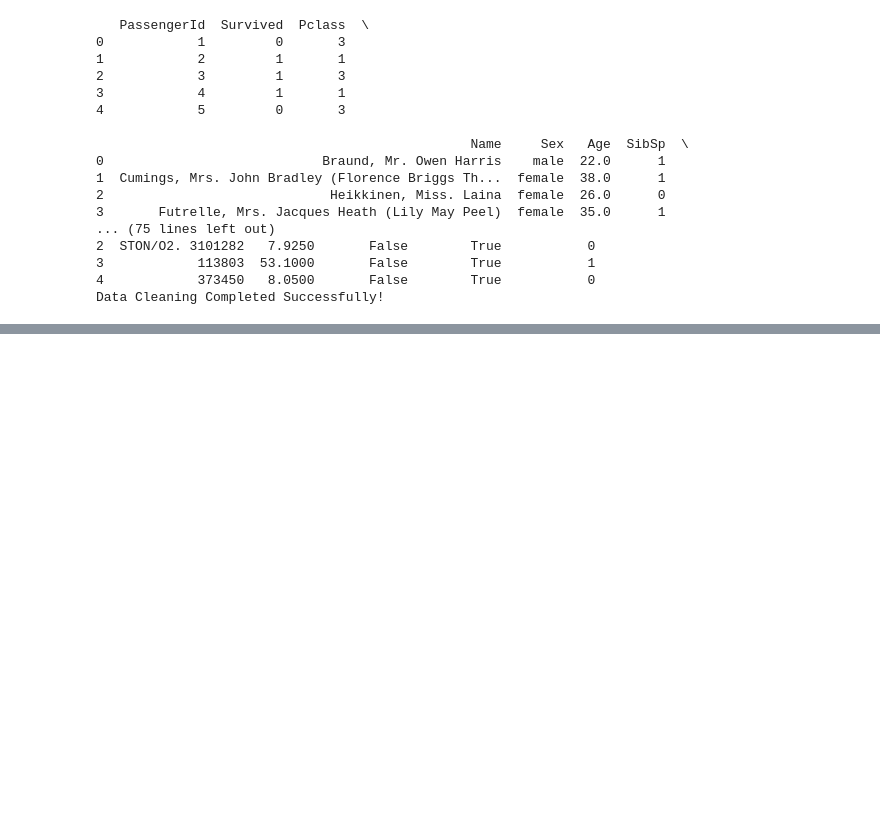
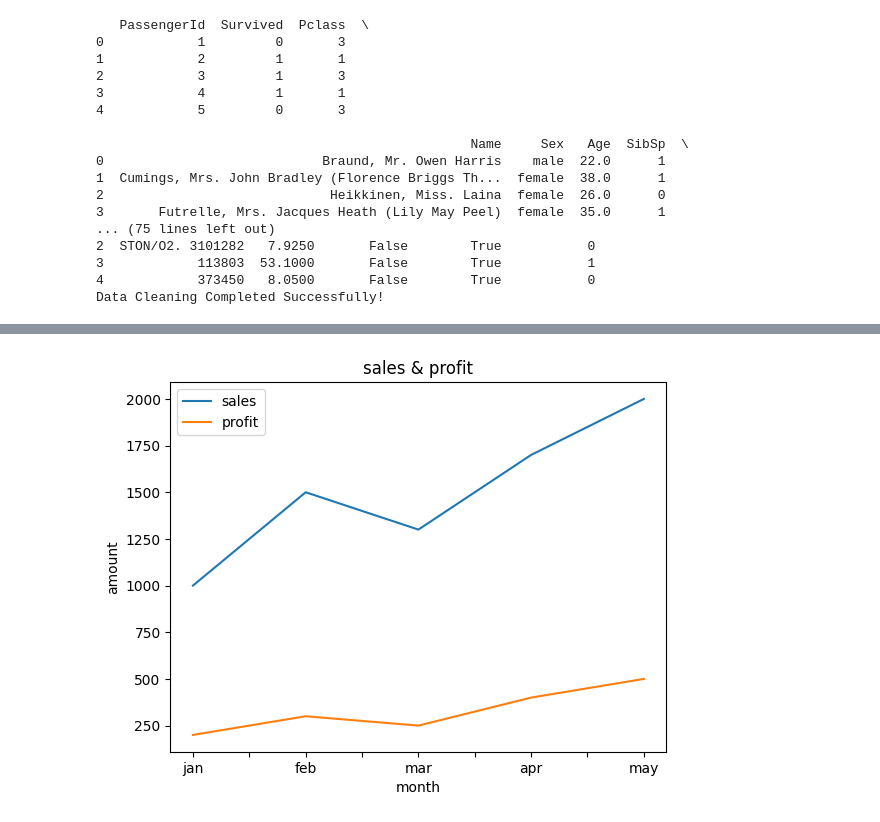
Before and after one commit to Shreya036/Shreya, a Jupyter notebook: prgm.ipynb, the cells around one changed output, grey strips where cells are left out. Saved outputs shown, nothing was run; the diff lists cells and outputs as text; code cells hidden in the pictures; blank space fills up the shorter version.

```diff
--- a/prgm.ipynb
+++ b/prgm.ipynb
@@ -534,0 +731,8 @@ Data Cleaning Completed Successfully!
+# %%
+ax=df.plot(kind="line")
+ax.set_title("sales & profit")
+ax.set_xlabel("month")
+ax.set_ylabel("amount")
+plt.show()
+# %% [output]
+[figure, added]
```
Also changed, not shown: parts of 57 cells of this notebook, 11 other files.
